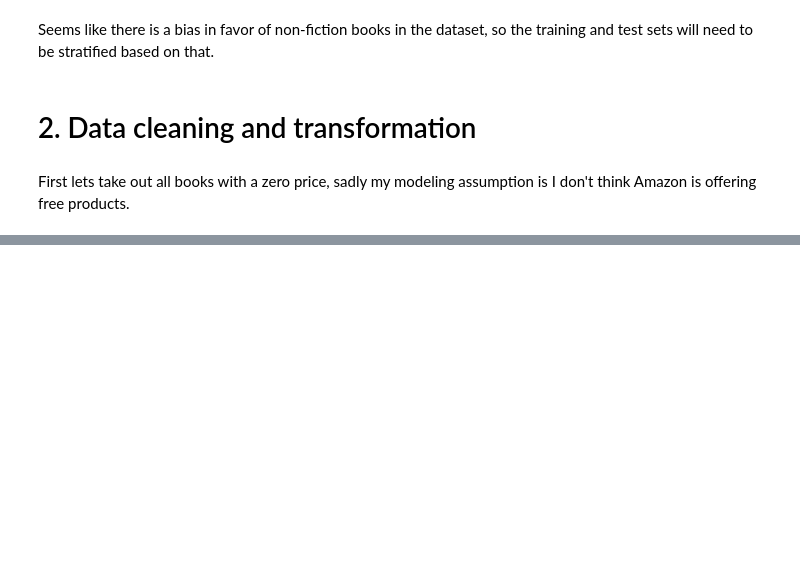
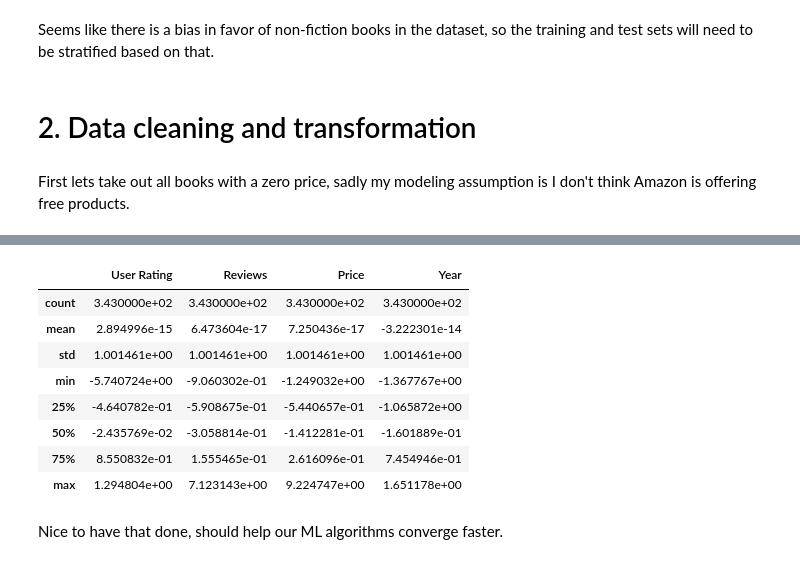
Before and after one commit to Simon-Holloway/datascience_test_projects, a Jupyter notebook: amazon-user-prediction.ipynb, the cells around one changed output, grey strips where cells are left out. Cells and saved outputs as stored; diff of their text form; code cells hidden in the pictures; blank space fills up the shorter version.

```diff
--- a/amazon-user-prediction.ipynb
+++ b/amazon-user-prediction.ipynb
@@ -215,0 +294,14 @@ Iterate through and drop duplicates based on book name.
+# %%
+amazon_standard.describe()
+# %% [output]
+|  | User Rating | Reviews | Price | Year |
+| count | 3.430000e+02 | 3.430000e+02 | 3.430000e+02 | 3.430000e+02 |
+| mean | 2.894996e-15 | 6.473604e-17 | 7.250436e-17 | -3.222301e-14 |
+| std | 1.001461e+00 | 1.001461e+00 | 1.001461e+00 | 1.001461e+00 |
+| min | -5.740724e+00 | -9.060302e-01 | -1.249032e+00 | -1.367767e+00 |
+| 25% | -4.640782e-01 | -5.908675e-01 | -5.440657e-01 | -1.065872e+00 |
+| 50% | -2.435769e-02 | -3.058814e-01 | -1.412281e-01 | -1.601889e-01 |
+| 75% | 8.550832e-01 | 1.555465e-01 | 2.616096e-01 | 7.454946e-01 |
+| max | 1.294804e+00 | 7.123143e+00 | 9.224747e+00 | 1.651178e+00 |
+# %% [markdown]
+Nice to have that done, should help our ML algorithms converge faster.
```
Also changed, not shown: parts of 12 cells of this notebook.
